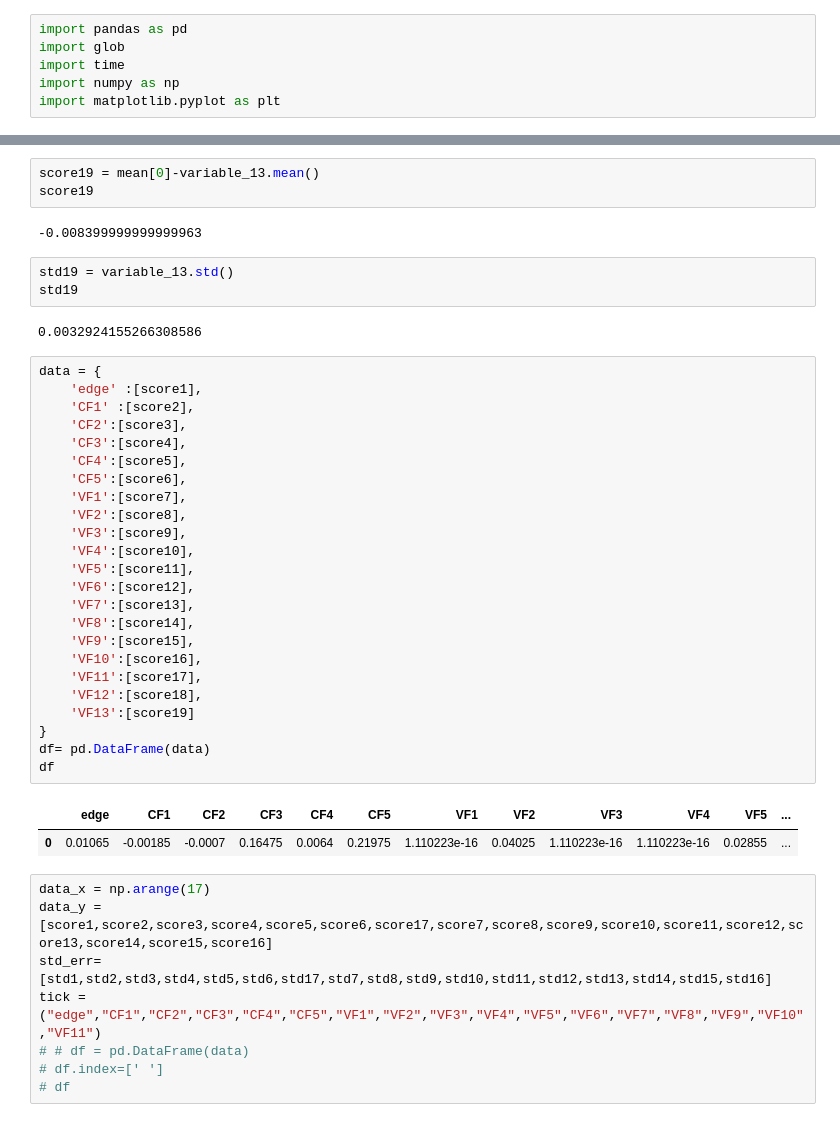
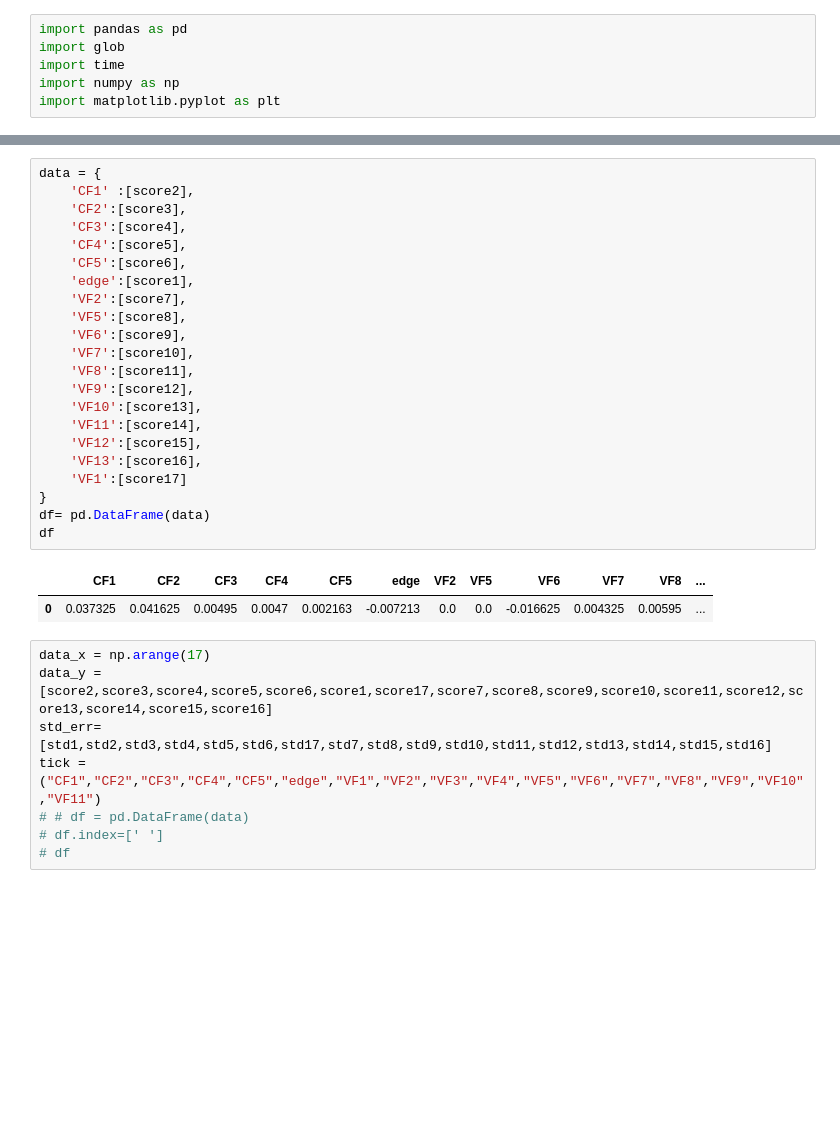
Before and after one commit to NiuYajie0/BPFI-learn2branch, a Jupyter notebook: notebooks/Per_importance.ipynb, the cells around one changed output, grey strips where cells are left out. Saved outputs shown, nothing was run; the diff lists cells and outputs as text; blank space fills up the shorter version.

```diff
--- a/notebooks/Per_importance.ipynb
+++ b/notebooks/Per_importance.ipynb
@@ -416,45 +384,33 @@ array([0.879, 0.867, 0.872, 0.871, 0.868, 0.872, 0.87 , 0.872, 0.867,
-# %%
-score19 = mean[0]-variable_13.mean()
-score19
-# %% [output]
--0.008399999999999963
-# %%
-std19 = variable_13.std()
-std19
-# %% [output]
-0.0032924155266308586
-# %%
-data = {
-    'edge' :[score1],
-    'CF1' :[score2],
-    'CF2':[score3],
-    'CF3':[score4],
-    'CF4':[score5],
-    'CF5':[score6],
-    'VF1':[score7],
-    'VF2':[score8],
-    'VF3':[score9],
-    'VF4':[score10],
-    'VF5':[score11],
-    'VF6':[score12],
-    'VF7':[score13],
-    'VF8':[score14],
-    'VF9':[score15],
-    'VF10':[score16],
-    'VF11':[score17],
-    'VF12':[score18],
-    'VF13':[score19]
-}
-df= pd.DataFrame(data)
-df
-# %% [output]
-|  | edge | CF1 | CF2 | CF3 | CF4 | CF5 | VF1 | VF2 | VF3 | VF4 | VF5 | ... |
-| 0 | 0.01065 | -0.00185 | -0.0007 | 0.16475 | 0.0064 | 0.21975 | 1.110223e-16 | 0.04025 | 1.110223e-16 | 1.110223e-16 | 0.02855 | ... |
+# %%
+data = {
+    'CF1' :[score2],
+    'CF2':[score3],
+    'CF3':[score4],
+    'CF4':[score5],
+    'CF5':[score6],
+    'edge':[score1],
+    'VF2':[score7],
+    'VF5':[score8],
+    'VF6':[score9],
+    'VF7':[score10],
+    'VF8':[score11],
+    'VF9':[score12],
+    'VF10':[score13],
+    'VF11':[score14],
+    'VF12':[score15],
+    'VF13':[score16],
+    'VF1':[score17]
+}
+df= pd.DataFrame(data)
+df
+# %% [output]
+|  | CF1 | CF2 | CF3 | CF4 | CF5 | edge | VF2 | VF5 | VF6 | VF7 | VF8 | ... |
+| 0 | 0.037325 | 0.041625 | 0.00495 | 0.0047 | 0.002163 | -0.007213 | 0.0 | 0.0 | -0.016625 | 0.004325 | 0.00595 | ... |
 # %%
 data_x = np.arange(17)
-data_y = [score1,score2,score3,score4,score5,score6,score17,score7,score8,score9,score10,score11,score12,score13,score14,score15,score16]
+data_y = [score2,score3,score4,score5,score6,score1,score17,score7,score8,score9,score10,score11,score12,score13,score14,score15,score16]
 std_err=[std1,std2,std3,std4,std5,std6,std17,std7,std8,std9,std10,std11,std12,std13,std14,std15,std16]
-tick = ("edge","CF1","CF2","CF3","CF4","CF5","VF1","VF2","VF3","VF4","VF5","VF6","VF7","VF8","VF9","VF10","VF11")
+tick = ("CF1","CF2","CF3","CF4","CF5","edge","VF1","VF2","VF3","VF4","VF5","VF6","VF7","VF8","VF9","VF10","VF11")
 # # df = pd.DataFrame(data)
 # df.index=[' ']
 # df
```
Also changed, not shown: parts of 62 cells of this notebook, 2 other files.
